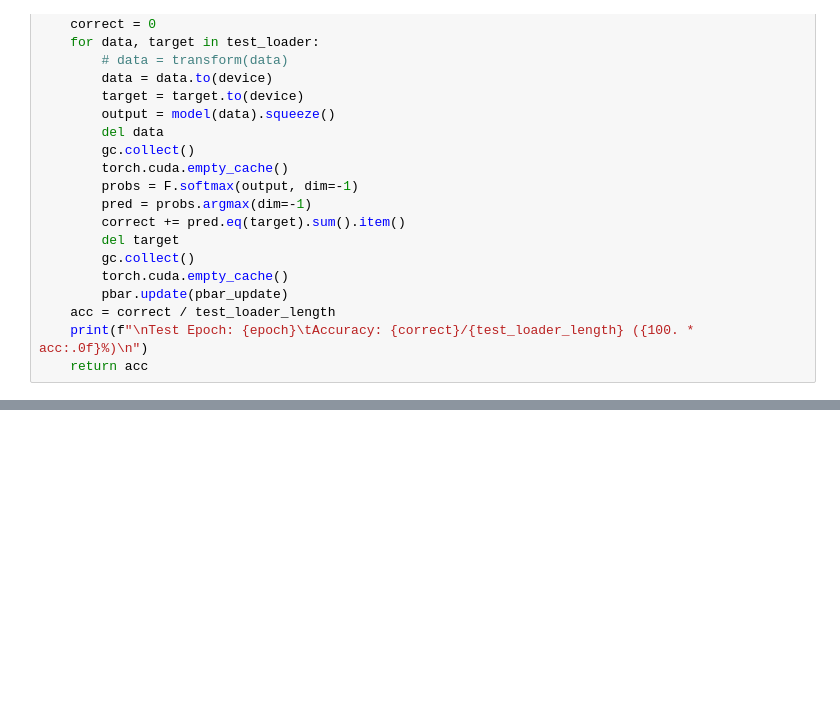
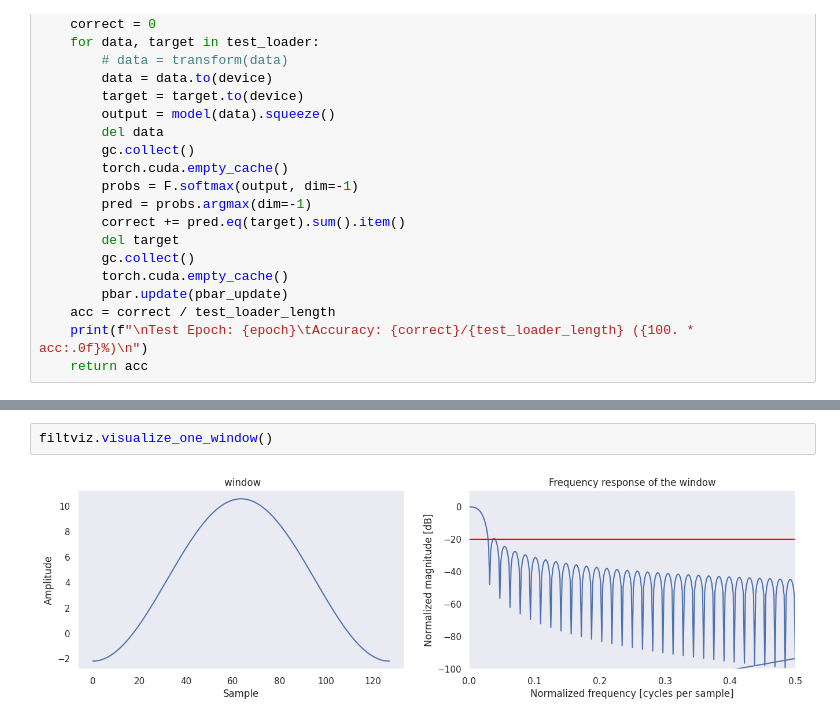
Before and after one commit to vnlinh112/IConNet, a Jupyter notebook: notebooks/iconnet_text_m11.ipynb, the cells around one changed output, grey strips where cells are left out. Drawn from its saved outputs; the diff is of its cells as text; blank space fills up the shorter version.

```diff
--- a/notebooks/iconnet_text_m11.ipynb
+++ b/notebooks/iconnet_text_m11.ipynb
@@ -272,0 +329,4 @@ Train Epoch: 16 [5120/8000 (0%)]        Loss: 2.103940
+# %%
+filtviz.visualize_one_window()
+# %% [output]
+[figure, added]
```
Also changed, not shown: parts of 28 cells of this notebook.
